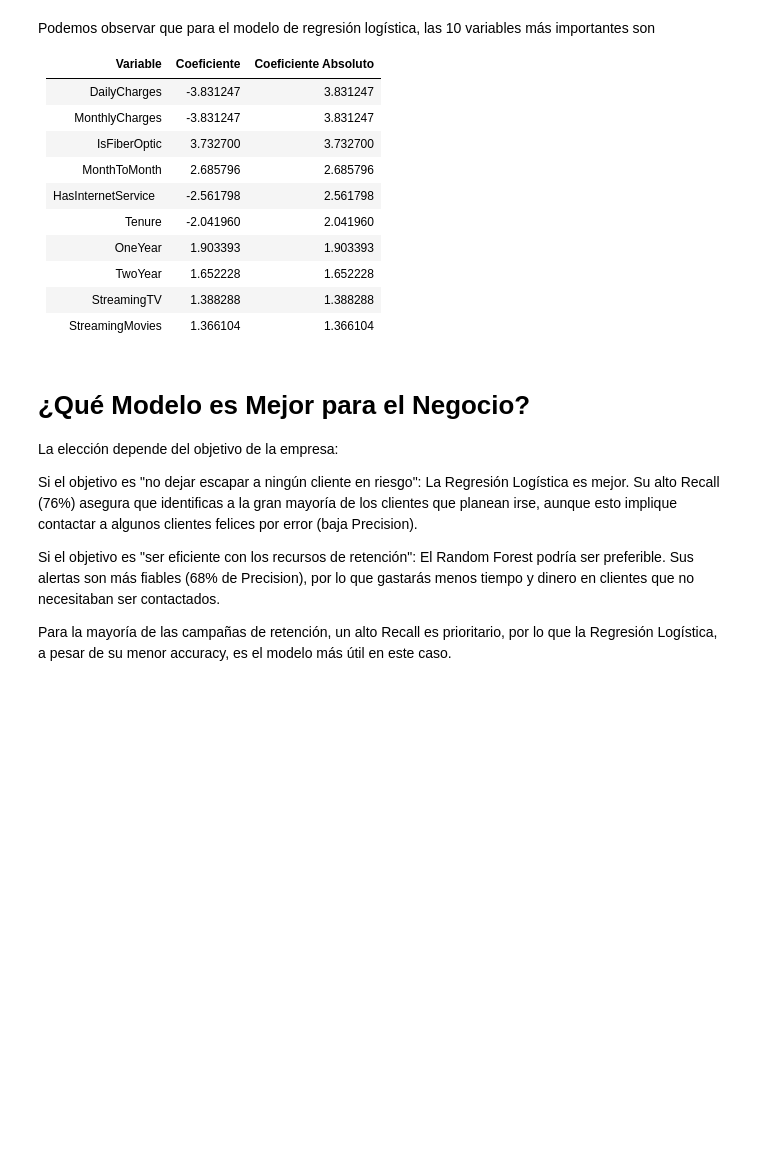
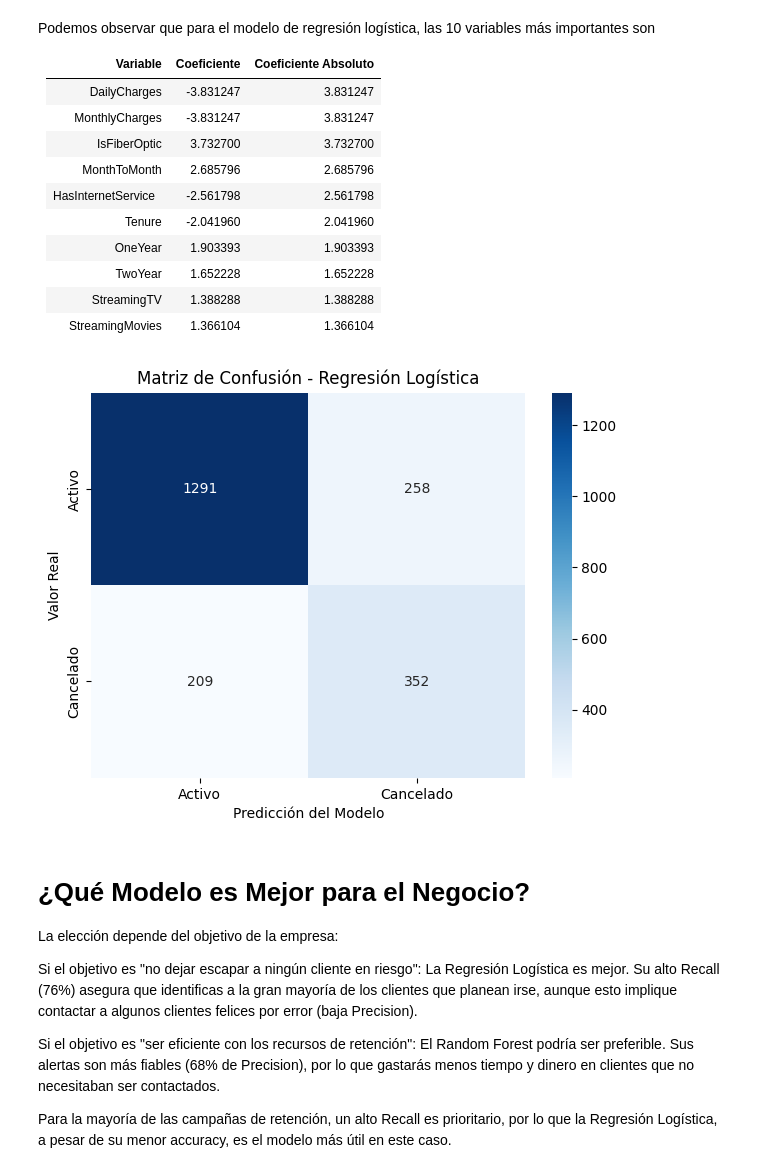
Before and after one commit to antonioacunab/challenge-telecom-x-parte-2, a Jupyter notebook: TelecomX_Parte2.ipynb, the cells around one changed output. Saved outputs shown, nothing was run; the diff lists cells and outputs as text; code cells hidden in the pictures; blank space fills up the shorter version.

```diff
--- a/TelecomX_Parte2.ipynb
+++ b/TelecomX_Parte2.ipynb
@@ -605,6 +605,34 @@ Podemos observar que para el modelo de regresión logística, las 10 variables m
 | TwoYear | 1.652228 | 1.652228 |
 | StreamingTV | 1.388288 | 1.388288 |
 | StreamingMovies | 1.366104 | 1.366104 |
+# %%
+import seaborn as sns
+import matplotlib.pyplot as plt
+from sklearn.metrics import confusion_matrix
+
+# 1. Calcula la matriz de confusión
+# (Usa y_test y las predicciones de tu modelo, en este caso y_pred_log_reg)
+cm = confusion_matrix(y_test, y_pred_log_reg)
+
+# 2. Define las etiquetas para los ejes
+labels = ["Activo", "Cancelado"]
+
+# 3. Crea la visualización del mapa de calor
+plt.figure(figsize=(7, 5))
+sns.heatmap(cm,
+            annot=True,      # Muestra los números en cada celda
+            fmt='d',         # Formatea los números como enteros
+            cmap='Blues',    # Elige un mapa de color
+            xticklabels=labels,
+            yticklabels=labels)
+
+# 4. Añade títulos y etiquetas para mayor claridad
+plt.title('Matriz de Confusión - Regresión Logística')
+plt.xlabel('Predicción del Modelo')
+plt.ylabel('Valor Real')
+plt.show()
+# %% [output]
+[figure, added]
 # %% [markdown]
 # ¿Qué Modelo es Mejor para el Negocio?
 La elección depende del objetivo de la empresa:
```
